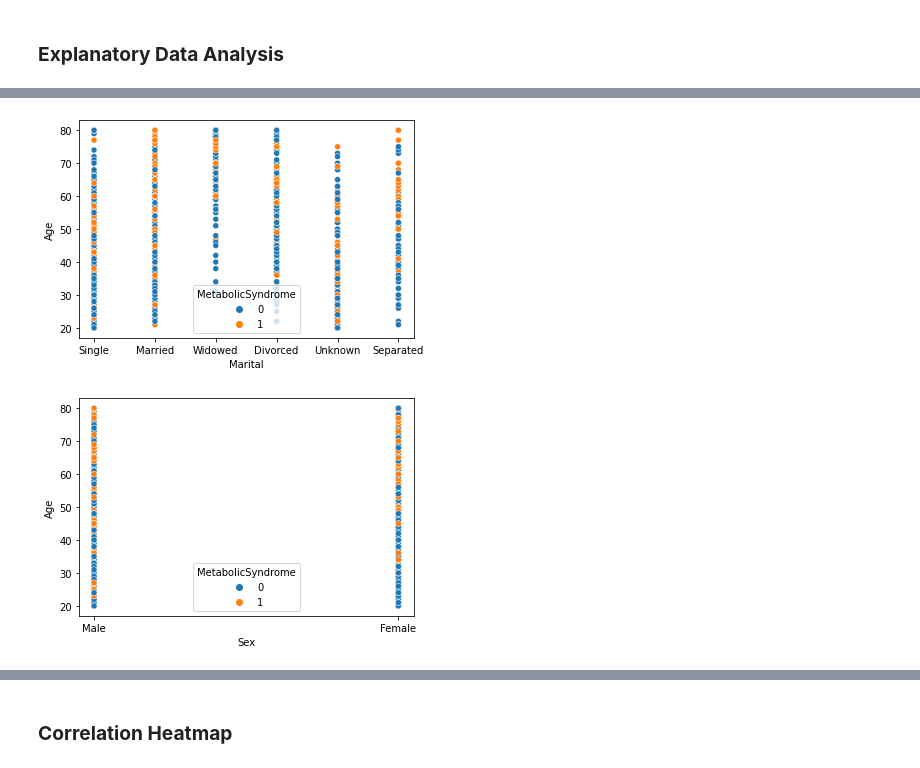
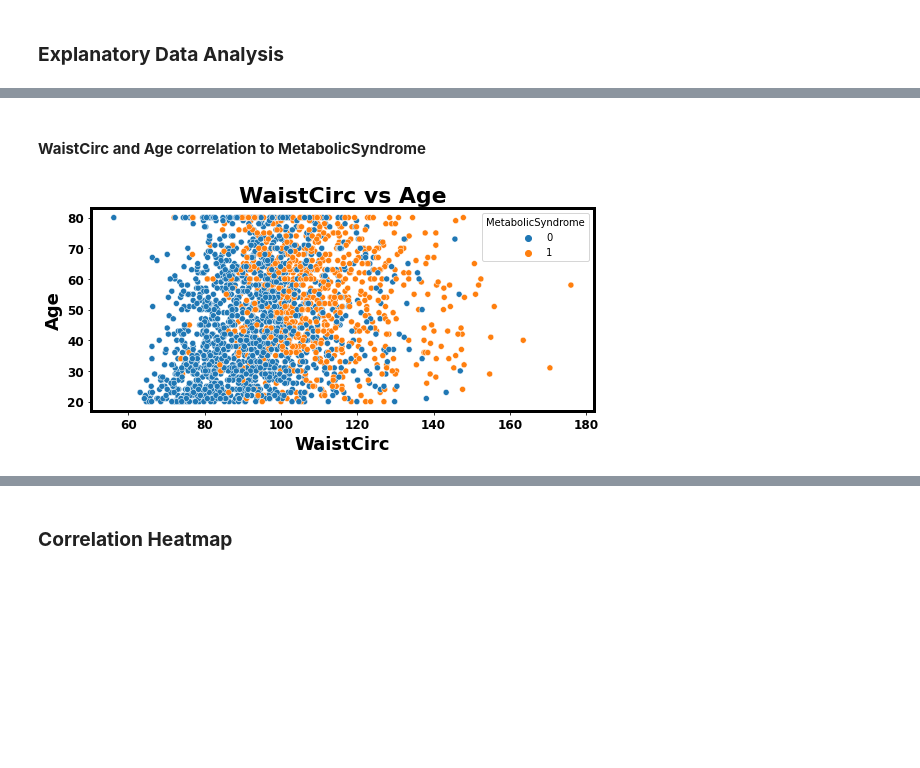
Before and after one commit to YBilodeau/Metabolic-Syndrome-Prediction-Project, a Jupyter notebook: Prediction_of_Metabolic_Syndrome_Using_Machine_Learning.ipynb, the cells around one changed output, grey strips where cells are left out. Cells and saved outputs as stored; diff of their text form; code cells hidden in the pictures; blank space fills up the shorter version.

```diff
--- a/Prediction_of_Metabolic_Syndrome_Using_Machine_Learning.ipynb
+++ b/Prediction_of_Metabolic_Syndrome_Using_Machine_Learning.ipynb
@@ -730,3 +732,17 @@ def count_plot(column_name, label_order):
+# %%
+# Create a function to create a Count Plot
+def scatter_plot(x,y):
+    fig, ax = plt.subplots(figsize=(8,4), facecolor='w')
+    sns.scatterplot(x=x, y=y, hue="MetabolicSyndrome", data=df);
+    plt.title(f'{x} vs {y}', fontsize = 22, weight='bold')
+    plt.xlabel(x, fontsize = 18, weight='bold')
+    plt.ylabel(y, fontsize = 18, weight='bold');
+    plt.xticks(fontsize = 12, weight='bold')
+    plt.yticks(fontsize = 12, weight='bold');
+    for axis in ['top','bottom','left','right']:
+        ax.spines[axis].set_linewidth(3)
+    plt.tight_layout()
+    plt.show;
 # %% [markdown]
 ### **Numeric Columns**
 # %% [markdown]
@@ -1308,8 +1278,6 @@ sns.scatterplot(x="Triglycerides", y="Age", hue="MetabolicSyndrome", data=df);
-# %%
-sns.scatterplot(x="Marital", y="Age", hue="MetabolicSyndrome", data=df);
-# %% [output]
-[figure, removed]
-# %%
-sns.scatterplot(x="Sex", y="Age", hue="MetabolicSyndrome", data=df);
-# %% [output]
-[figure, removed]
+# %% [markdown]
+#### **WaistCirc and Age correlation to MetabolicSyndrome**
+# %%
+scatter_plot('WaistCirc', 'Age')
+# %% [output]
+[figure, added]
```
Also changed, not shown: parts of 28 cells of this notebook.
